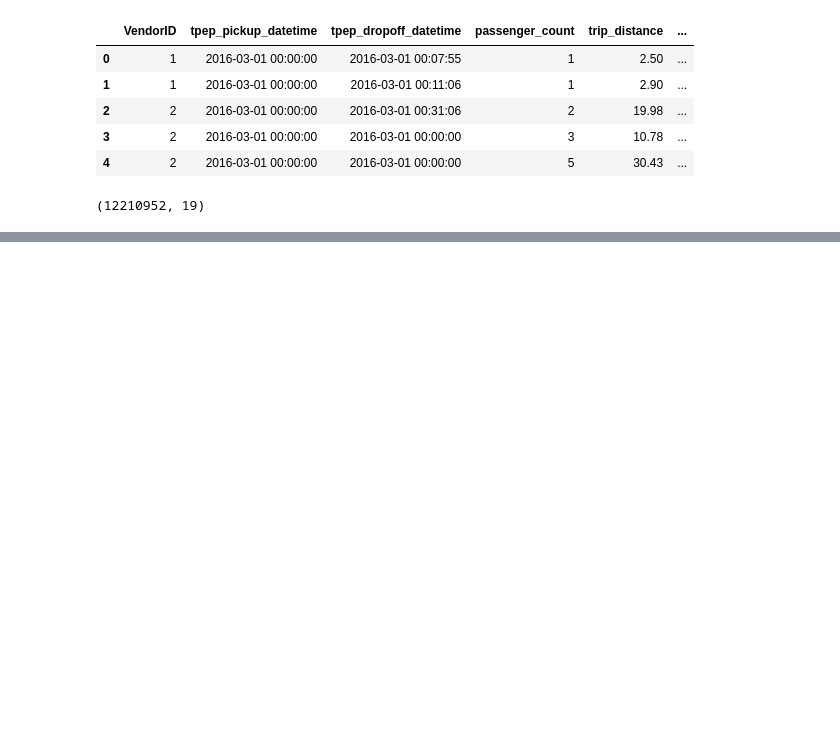
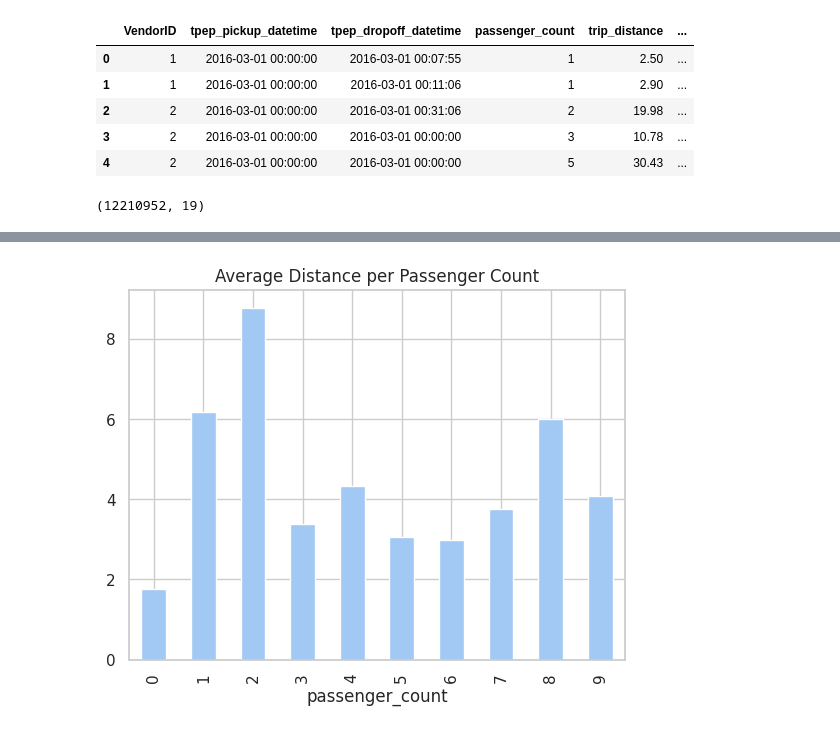
Before and after one commit to ramoliyaYug/EDAs, a Jupyter notebook: NYCYellowTaxi/NYCYellowTaxi.ipynb, the cells around one changed output, grey strips where cells are left out. Saved outputs shown, nothing was run; the diff lists cells and outputs as text; code cells hidden in the pictures; blank space fills up the shorter version.

```diff
--- a/NYCYellowTaxi/NYCYellowTaxi.ipynb
+++ b/NYCYellowTaxi/NYCYellowTaxi.ipynb
@@ -28,0 +164,9 @@ df.shape
+# %%
+#avarage distance per passenger count
+df.groupby('passenger_count')['trip_distance'].mean().plot(
+    kind='bar',
+    title='Average Distance per Passenger Count'
+)
+plt.show()
+# %% [output]
+[figure, added]
```
Also changed, not shown: parts of 27 cells of this notebook.
